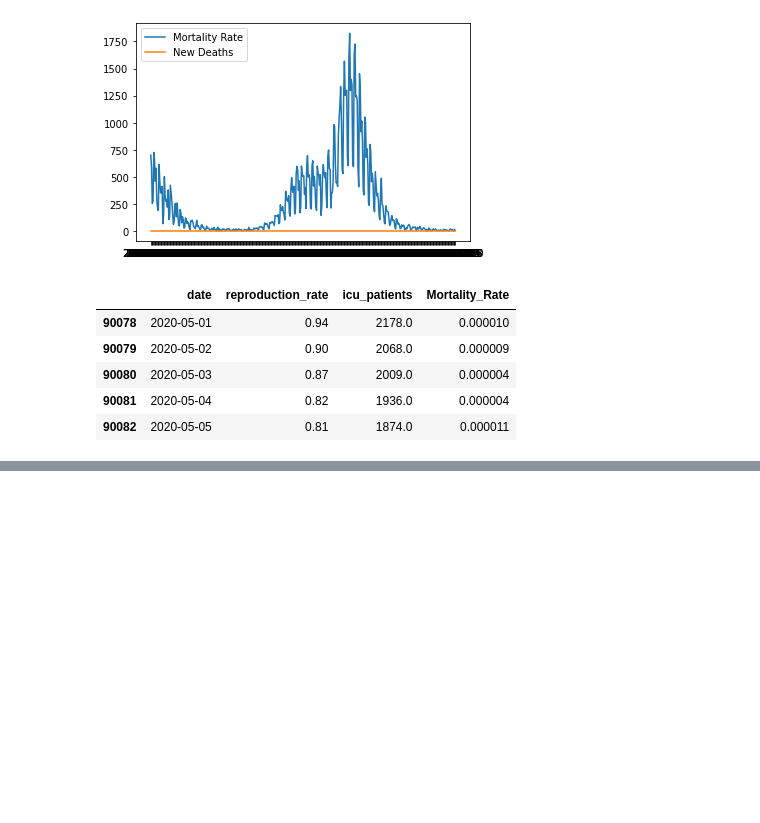
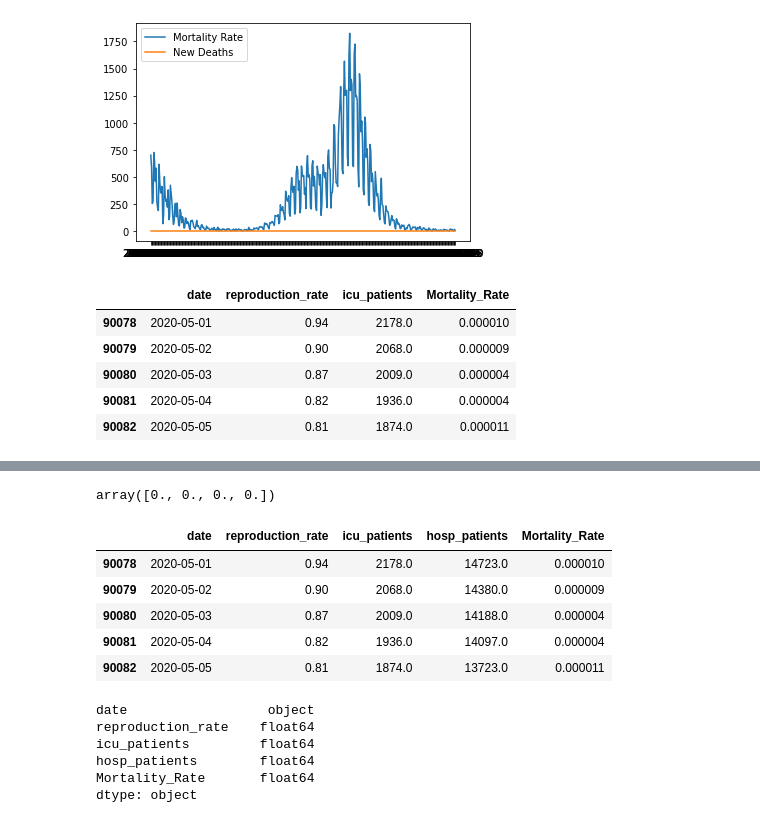
Before and after one commit to abhishek111222/Data-Science-Project, a Jupyter notebook: week_5.ipynb, the cells around one changed output, grey strips where cells are left out. Cells and saved outputs as stored; diff of their text form; code cells hidden in the pictures; blank space fills up the shorter version.

```diff
--- a/week_5.ipynb
+++ b/week_5.ipynb
@@ -463,0 +561,24 @@ fig.show()
+# %%
+rf.feature_importances_
+# %% [output]
+array([0., 0., 0., 0.])
+# %%
+dataset_UK_models1 = dataset_UK[feat]
+# %%
+dataset_UK_models1.head()
+# %% [output]
+|  | date | reproduction_rate | icu_patients | hosp_patients | Mortality_Rate |
+| 90078 | 2020-05-01 | 0.94 | 2178.0 | 14723.0 | 0.000010 |
+| 90079 | 2020-05-02 | 0.90 | 2068.0 | 14380.0 | 0.000009 |
+| 90080 | 2020-05-03 | 0.87 | 2009.0 | 14188.0 | 0.000004 |
+| 90081 | 2020-05-04 | 0.82 | 1936.0 | 14097.0 | 0.000004 |
+| 90082 | 2020-05-05 | 0.81 | 1874.0 | 13723.0 | 0.000011 |
+# %%
+dataset_UK_models1.dtypes
+# %% [output]
+date                  object
+reproduction_rate    float64
+icu_patients         float64
+hosp_patients        float64
+Mortality_Rate       float64
+dtype: object
```
Also changed, not shown: parts of 62 cells of this notebook.
